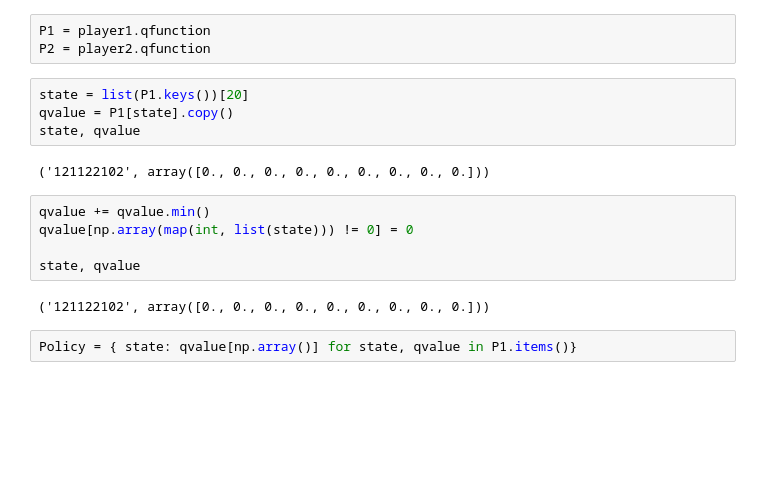
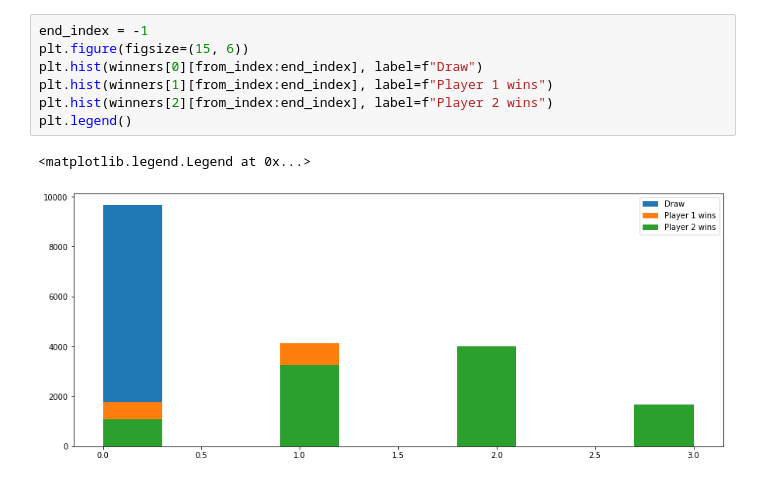
Before and after one commit to aheritianad/kivy-tictactoe, a Jupyter notebook: back/Q-learning_model.ipynb, the cells around one changed output. Saved outputs shown, nothing was run; the diff lists cells and outputs as text; blank space fills up the shorter version.

```diff
--- a/back/Q-learning_model.ipynb
+++ b/back/Q-learning_model.ipynb
@@ -120,18 +179,10 @@ plt.legend()
-# %%
-P1 = player1.qfunction
-P2 = player2.qfunction
-# %%
-state = list(P1.keys())[20]
-qvalue = P1[state].copy()
-state, qvalue
-# %% [output]
-('121122102', array([0., 0., 0., 0., 0., 0., 0., 0., 0.]))
-# %%
-qvalue += qvalue.min()
-qvalue[np.array(map(int, list(state))) != 0] = 0
-
-state, qvalue
-# %% [output]
-('121122102', array([0., 0., 0., 0., 0., 0., 0., 0., 0.]))
-# %%
-Policy = { state: qvalue[np.array()] for state, qvalue in P1.items()}
+# %%
+end_index = -1
+plt.figure(figsize=(15, 6))
+plt.hist(winners[0][from_index:end_index], label=f"Draw")
+plt.hist(winners[1][from_index:end_index], label=f"Player 1 wins")
+plt.hist(winners[2][from_index:end_index], label=f"Player 2 wins")
+plt.legend()
+# %% [output]
+<matplotlib.legend.Legend at 0x...>
+[figure, added]
```
Also changed, not shown: parts of 13 cells of this notebook, 5 other files.
